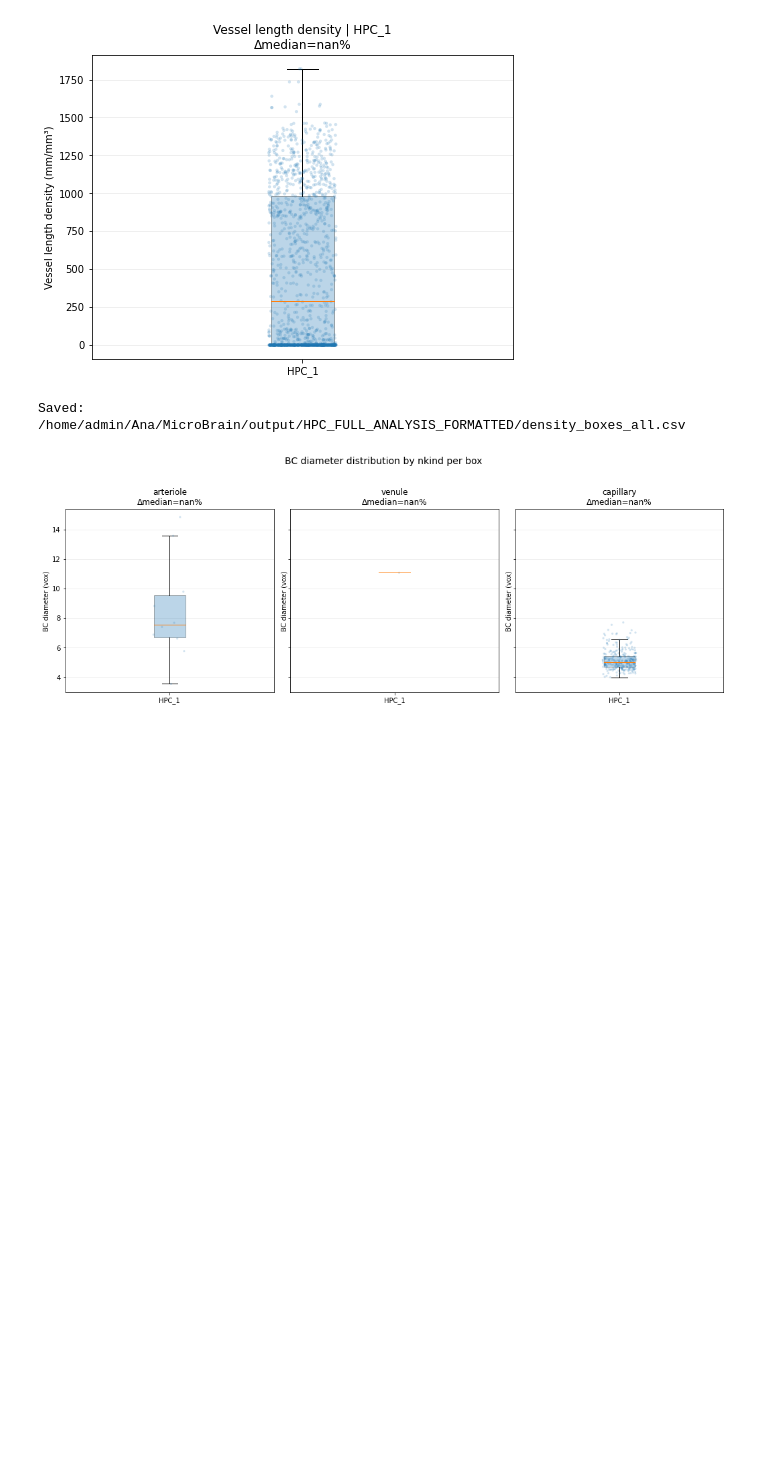
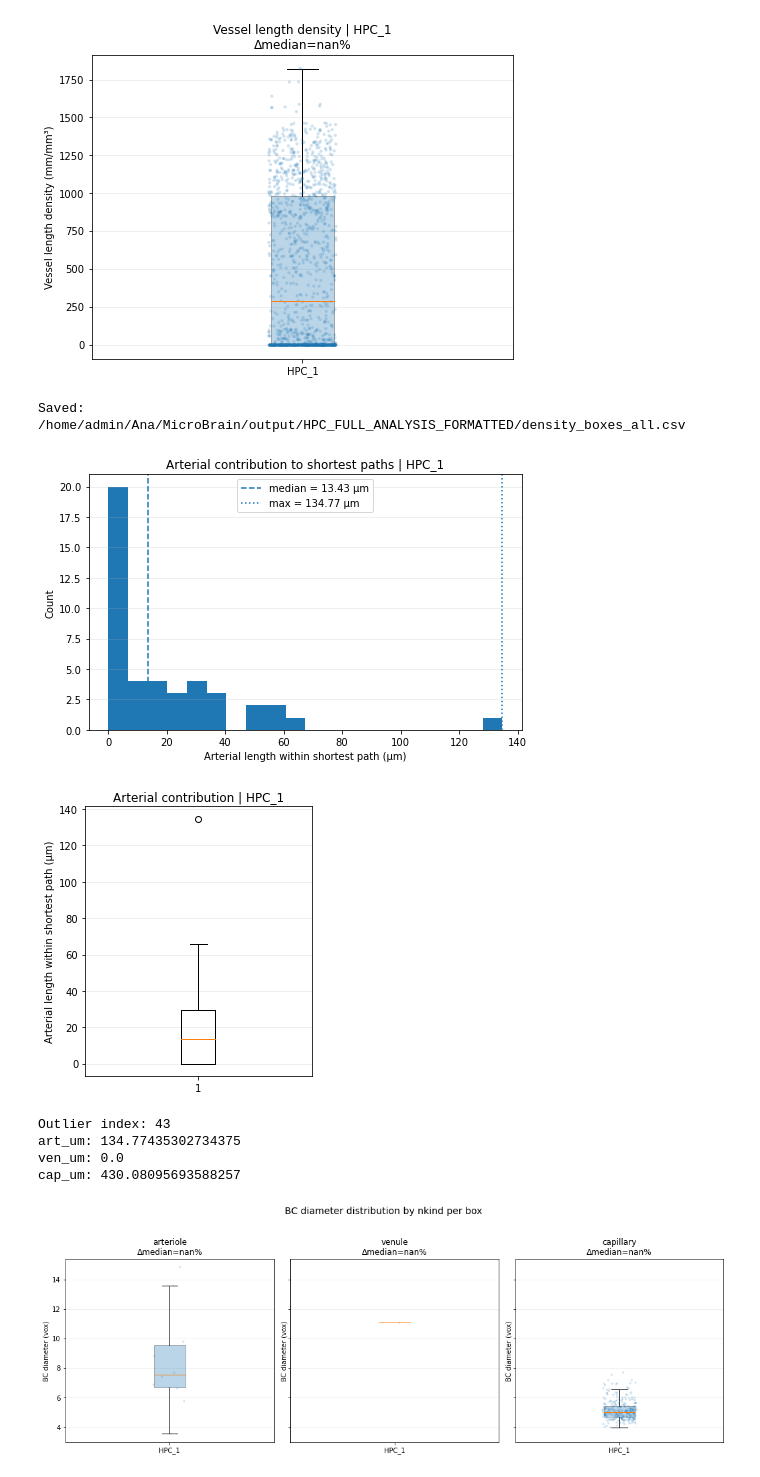
Before and after one commit to abarrio12/ARTORG, a Jupyter notebook: codes/Graph Analysis & by region/Graph analysis/test.ipynb, the cells around one changed output. Saved outputs shown, nothing was run; the diff lists cells and outputs as text; code cells hidden in the pictures; blank space fills up the shorter version.

```diff
--- a/codes/Graph Analysis & by region/Graph analysis/test.ipynb
+++ b/codes/Graph Analysis & by region/Graph analysis/test.ipynb
@@ -1954,6 +2827,50 @@ if density_boxes_rows:
 [figure]
 [figure]
 Saved: /home/admin/Ana/MicroBrain/output/HPC_FULL_ANALYSIS_FORMATTED/density_boxes_all.csv
+# %%
+art = df_diag["art_um"].to_numpy(dtype=float)
+art = art[np.isfinite(art)]
+
+plt.figure(figsize=(7, 4.5))
+plt.hist(art, bins=20)
+plt.axvline(np.median(art), linestyle="--", label=f"median = {np.median(art):.2f} µm")
+plt.axvline(np.max(art), linestyle=":", label=f"max = {np.max(art):.2f} µm")
+plt.xlabel("Arterial length within shortest path (µm)")
+plt.ylabel("Count")
+plt.title(f"Arterial contribution to shortest paths | {name}")
+plt.grid(axis="y", alpha=0.25)
+plt.legend()
+plt.tight_layout()
+plt.show()
+
+plt.figure(figsize=(4, 4.5))
+plt.boxplot(art)
+plt.ylabel("Arterial length within shortest path (µm)")
+plt.title(f"Arterial contribution | {name}")
+plt.grid(axis="y", alpha=0.25)
+plt.tight_layout()
+plt.show()
+
+imax = int(np.nanargmax(df_diag["art_um"].to_numpy(dtype=float)))
+outlier_path = shortest_paths[imax]
+
+print("Outlier index:", imax)
+print("art_um:", float(df_diag.iloc[imax]["art_um"]))
+print("ven_um:", float(df_diag.iloc[imax]["ven_um"]))
+print("cap_um:", float(df_diag.iloc[imax]["cap_um"]))
+
+export_paths_vtp(
+    G,
+    [outlier_path],
+    os.path.join(out_root, f"{name}_arterial_outlier_path.vtp")
+)
+# %% [output]
+[figure, added]
+[figure, added]
+Outlier index: 43
+art_um: 134.77435302734375
+ven_um: 0.0
+cap_um: 430.08095693588257
 # %%
 
 bc_plot = bc_long_all.rename(columns={"vessel_type": "type"}).copy()
```
Also changed, not shown: parts of 15 cells of this notebook, 1 other file.
